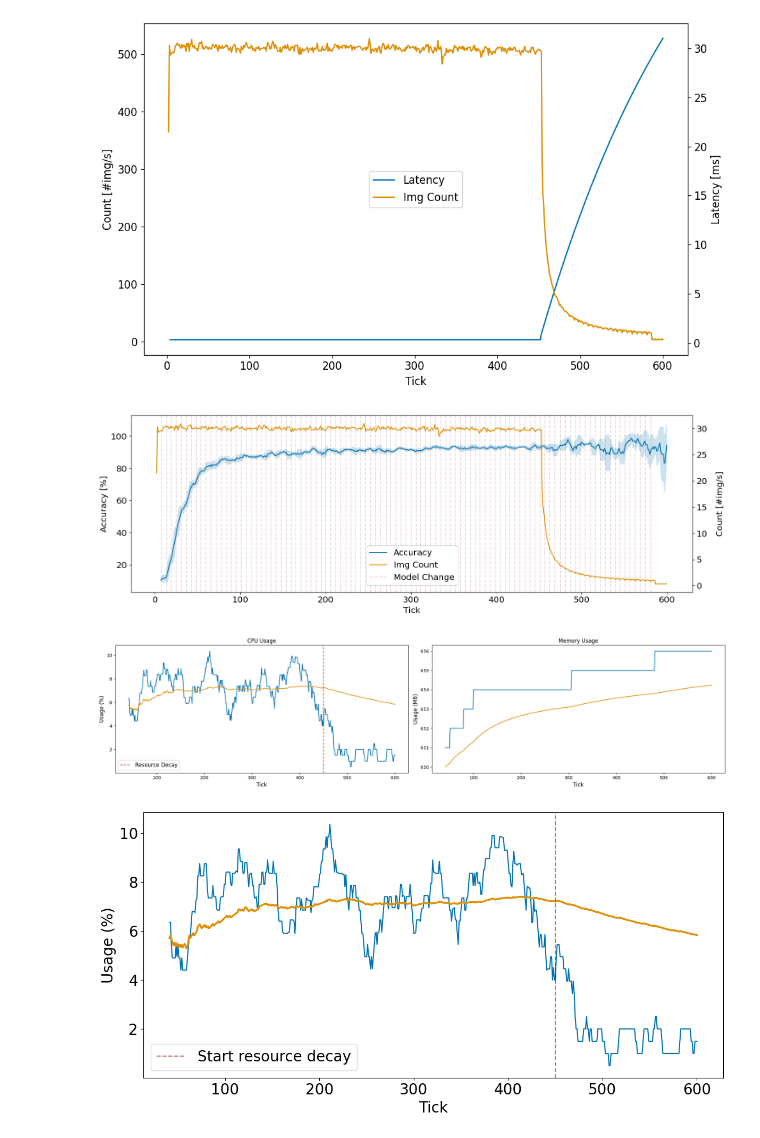
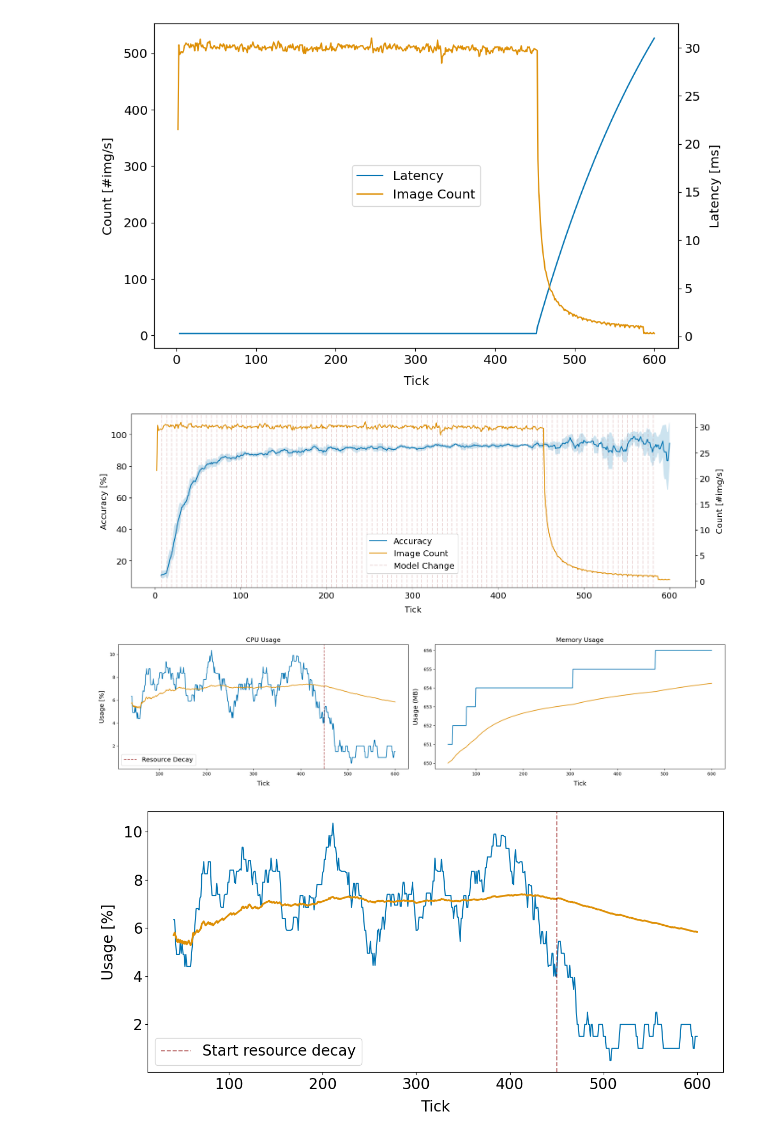
Before and after one commit to eclypse-org/eclypse, a Jupyter notebook: examples/image-prediction/analysis.ipynb, the cells around one changed output. Cells and saved outputs as stored; diff of their text form; code cells hidden in the pictures.

Commit message:
chore: Add labelpad to plots

```diff
--- a/examples/image-prediction/analysis.ipynb
+++ b/examples/image-prediction/analysis.ipynb
@@ -11,7 +11,8 @@ base_path = Path("results")
 plot_path = base_path / "plots"
 plot_path.mkdir(parents=True, exist_ok=True)
 
-FONT_SIZE = "xx-large"
+FONT_SIZE = "x-large"
+LABEL_PAD = 10
 # %%
 df_service = pd.read_csv(base_path / "service.csv")
 df_link = pd.read_csv(base_path / "link.csv")
@@ -41,38 +42,38 @@ ax2 = ax1.twinx()
 l2 = sns.lineplot(
     data=df_count,
     x="n_event",
     y=df_count["value"] / 10,
     ax=ax2,
-    label="Img Count",
+    label="Image Count",
     color=palette[1],
     legend=None,
 )
 
 
 # Combine legends
 lines_1, labels_1 = ax1.get_legend_handles_labels()
 lines_2, labels_2 = ax2.get_legend_handles_labels()
 
 # Create a single legend
 ax1.legend(
     lines_1 + lines_2,
     labels_1 + labels_2,
     loc="center",
     fontsize=FONT_SIZE,
     frameon=True,
 )
-ax1.set_xlabel("Tick", fontsize=FONT_SIZE)
-ax1.set_ylabel("Count [#img/s]", fontsize=FONT_SIZE)
-ax2.set_ylabel("Latency [ms]", fontsize=FONT_SIZE)
+ax1.set_xlabel("Tick", fontsize=FONT_SIZE, labelpad=LABEL_PAD)
+ax1.set_ylabel("Count [#img/s]", fontsize=FONT_SIZE, labelpad=LABEL_PAD)
+ax2.set_ylabel("Latency [ms]", fontsize=FONT_SIZE, labelpad=LABEL_PAD)
 
 ax1.tick_params(axis="both", which="major", labelsize=FONT_SIZE)
 ax2.tick_params(axis="both", which="major", labelsize=FONT_SIZE)
 
 plt.tight_layout()
 plt.savefig(plot_path / "latency_num_imgs.pdf", dpi=600, format="pdf")
 plt.show()
 # %% [output]
-[figure, old version]
+[figure, new version]
 # %%
 window = 6
 df_acc = df_service[df_service["callback_id"] == "accuracy"].copy().loc[3:]
@@ -93,7 +94,7 @@ plt.fill_between(
     alpha=0.2,
 )
 
-l1.set_xlabel("Tick", fontsize=FONT_SIZE)
+l1.set_xlabel("Tick", fontsize=FONT_SIZE, labelpad=LABEL_PAD)
 l1.set_ylabel("Accuracy [%]", fontsize=FONT_SIZE)
 
 ax2 = ax1.twinx()
@@ -102,13 +103,13 @@ l2 = sns.lineplot(
     x="n_event",
     y=df_count["value"] / 10,
     ax=ax2,
-    label="Img Count",
+    label="Image Count",
     color=palette[1],
     legend=None,
 )
 
-l2.set_xlabel("Tick", fontsize=FONT_SIZE)
-l2.set_ylabel("Count [#img/s]", labelpad=15, fontsize=FONT_SIZE)
+l2.set_xlabel("Tick", fontsize=FONT_SIZE, labelpad=LABEL_PAD)
+l2.set_ylabel("Count [#img/s]", fontsize=FONT_SIZE, labelpad=LABEL_PAD)
 
 to_label = True
 for i, row in df_mc.iterrows():
@@ -134,13 +135,13 @@ labels = lines_labels_1[1] + lines_labels_2[1]
 ax1.tick_params(axis="both", which="major", labelsize=FONT_SIZE)
 ax2.tick_params(axis="both", which="major", labelsize=FONT_SIZE)
 
-fig.legend(lines, labels, fontsize=FONT_SIZE, loc="lower center", frameon=True, framealpha=1, bbox_to_anchor=(0.5, 0.15))
+fig.legend(lines, labels, fontsize="x-large", loc="lower center", frameon=True, framealpha=1, bbox_to_anchor=(0.5, 0.2))
 # plt.legend(fontsize="large", loc="upper left")
 plt.tight_layout()
 plt.savefig(plot_path / "accuracy.pdf", dpi=600, format="pdf", bbox_inches="tight")
 plt.show()
 # %% [output]
-[figure, old version]
+[figure, new version]
 # %%
 start_tick = 40
 df_sim = df_sim.astype({"n_event": np.int32, "value": np.int32})
@@ -164,27 +165,21 @@ f.axvline(450, color="darkred", linestyle="--", alpha=0.65, label="Resource Deca
 f.legend(loc="lower left", fontsize=FONT_SIZE)
 
 axes[0].set_title("CPU Usage", fontsize=FONT_SIZE)
-axes[0].set_xlabel("Tick", fontsize=FONT_SIZE)
-axes[0].set_ylabel("Usage (%)", fontsize=FONT_SIZE)
+axes[0].set_xlabel("Tick", fontsize=FONT_SIZE, labelpad=LABEL_PAD)
+axes[0].set_ylabel("Usage [%]", fontsize=FONT_SIZE, labelpad=LABEL_PAD)
 
 sns.lineplot(data=df_mem, x="n_event", y="value", ax=axes[1])
 sns.lineplot(data=df_mem, x="n_event", y="avg", ax=axes[1])
 
 axes[1].set_title("Memory Usage", fontsize=FONT_SIZE)
-axes[1].set_xlabel("Tick", fontsize=FONT_SIZE)
-axes[1].set_ylabel("Usage (MB)", fontsize=FONT_SIZE)
-
-# sns.lineplot(data=df_mem, x="n_event", y="fluctuation", ax=axes[2])
-
-# axes[2].set_title("Memory Fluctuation", fontsize=FONT_SIZE)
-# axes[2].set_xlabel("Tick", fontsize=FONT_SIZE)
-# axes[2].set_ylabel("Fluctuation (%)", fontsize=FONT_SIZE)
+axes[1].set_xlabel("Tick", fontsize=FONT_SIZE, labelpad=LABEL_PAD)
+axes[1].set_ylabel("Usage (MB)", fontsize=FONT_SIZE, labelpad=LABEL_PAD)
 
 plt.tight_layout()
 plt.savefig(plot_path / "resource_usage.pdf", dpi=600, format="pdf")
 plt.show()
 # %% [output]
-[figure, old version]
+[figure, new version]
 # %%
 FONT_SIZE_XL = 20
 plt.figure(figsize=(12, 6))
@@ -194,13 +189,12 @@ sns.lineplot(data=df_cpu, x="n_event", y="smooth", linewidth=2.5)
 plt.axvline(450, color="darkred", linestyle="--", alpha=0.55, label="Start resource decay")
 plt.legend(loc="lower left", fontsize=FONT_SIZE_XL)
 
-# plt.title("CPU Usage", fontsize=FONT_SIZE)
-plt.xlabel("Tick", fontsize=FONT_SIZE_XL)
-plt.ylabel("Usage (%)", fontsize=FONT_SIZE_XL)
+plt.xlabel("Tick", fontsize=FONT_SIZE_XL, labelpad=LABEL_PAD)
+plt.ylabel("Usage [%]", fontsize=FONT_SIZE_XL, labelpad=LABEL_PAD)
 plt.tick_params(axis="both", which="major", labelsize=FONT_SIZE_XL)
 
 plt.tight_layout()
 plt.savefig(plot_path / "cpu_usage.pdf", dpi=600, format="pdf")
 plt.show()
 # %% [output]
-[figure, old version]
+[figure, new version]
```
Also changed, not shown: 11 other files.
